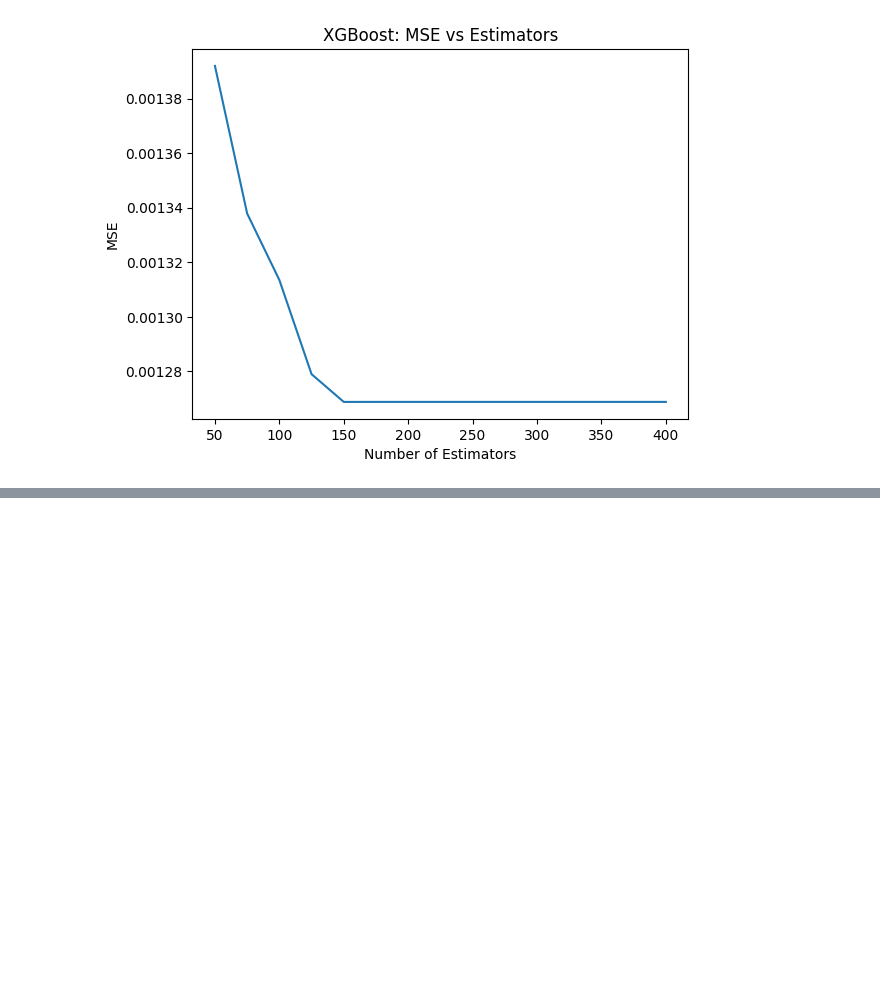
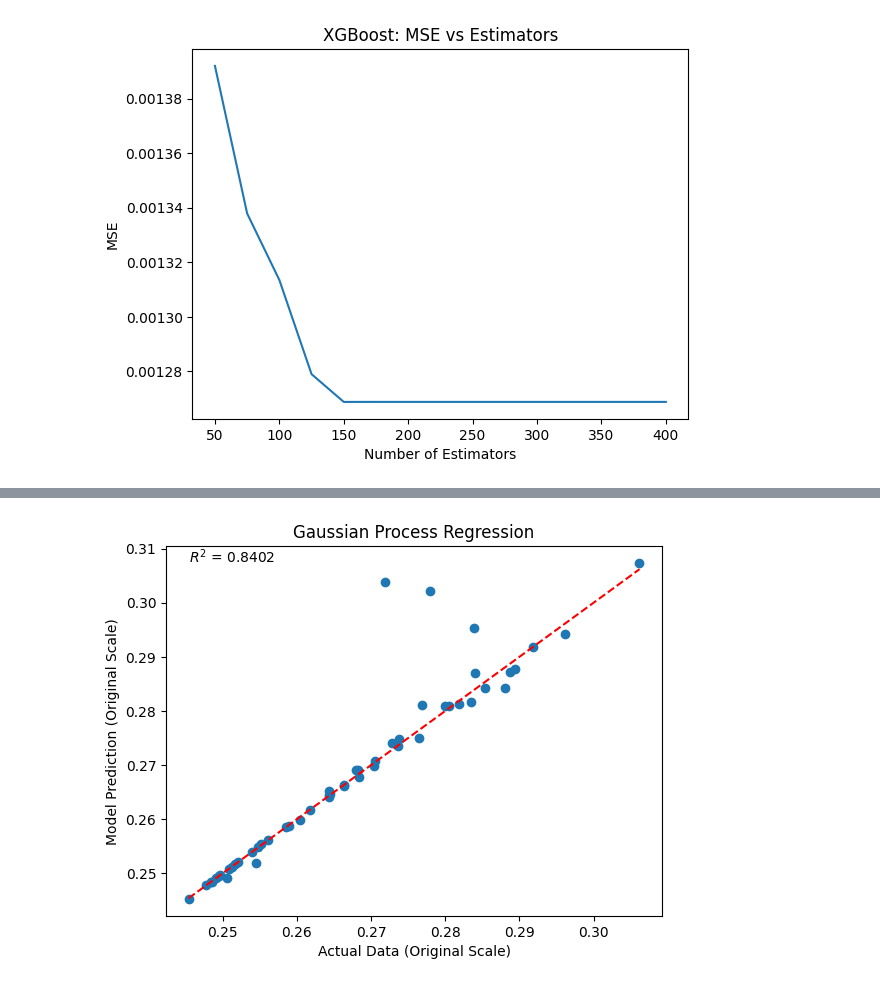
Before and after one commit to PSRINIVAS07/Basic-Chatbot, a Jupyter notebook: thermal_conductivity_model 4 models.ipynb, the cells around one changed output, grey strips where cells are left out. Cells and saved outputs as stored; diff of their text form; code cells hidden in the pictures; blank space fills up the shorter version.

```diff
--- a/thermal_conductivity_model 4 models.ipynb
+++ b/thermal_conductivity_model 4 models.ipynb
@@ -671,0 +691,25 @@ plt.show()
+# %%
+from sklearn.gaussian_process import GaussianProcessRegressor
+from sklearn.gaussian_process.kernels import RBF
+from sklearn.metrics import r2_score # Import r2_score
+import matplotlib.pyplot as plt
+
+# Reusing the successfully trained gpr model and inverse-transformed predictions/true values
+# These were computed in cells C3cs04CSYN1s (gpr fitting) and VrhGcW8cYShD (inverse transform)
+y_pred_gp = y_test_pred
+y_true_gp = y_test_true
+
+r2_gp = r2_score(y_true_gp, y_pred_gp)
+
+plt.figure()
+plt.scatter(y_true_gp, y_pred_gp)
+plt.plot([y_true_gp.min(), y_true_gp.max()],
+         [y_true_gp.min(), y_true_gp.max()],
+         'r--')
+plt.xlabel("Actual Data (Original Scale)")
+plt.ylabel("Model Prediction (Original Scale)")
+plt.title("Gaussian Process Regression")
+plt.text(y_true_gp.min(), y_pred_gp.max(), f"$R^2$ = {r2_gp:.4f}")
+plt.show()
+# %% [output]
+[figure, added]
```
Also changed, not shown: parts of 10 cells of this notebook.
